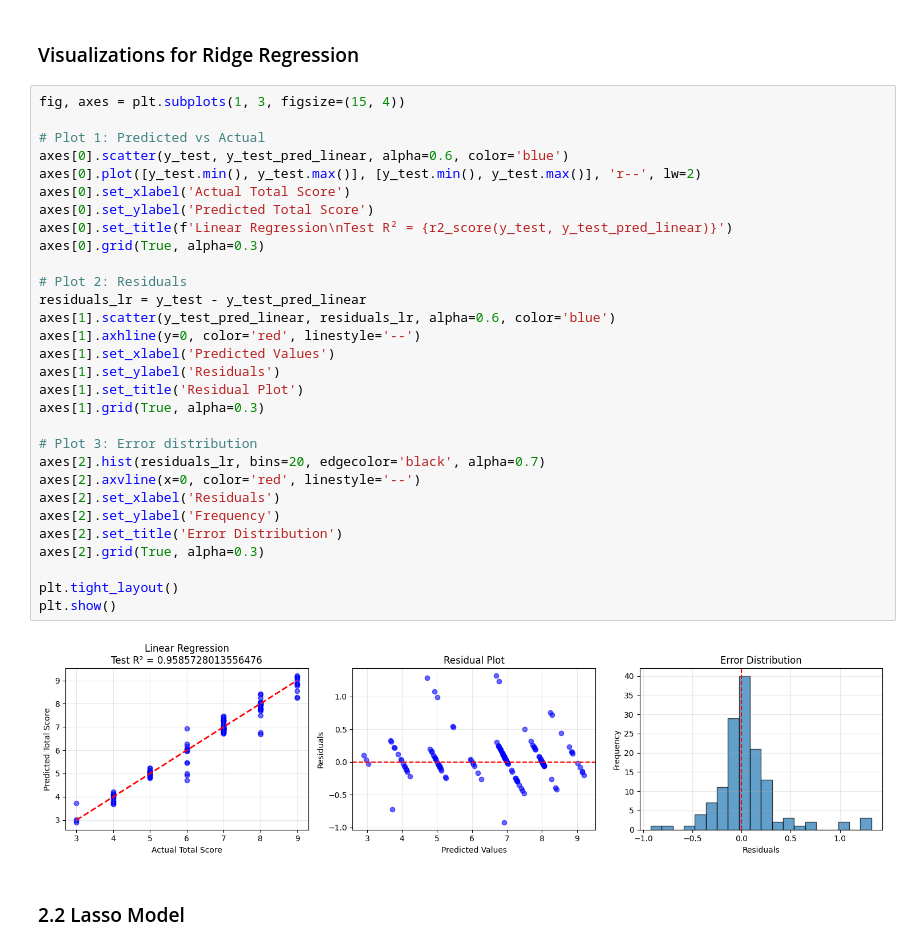
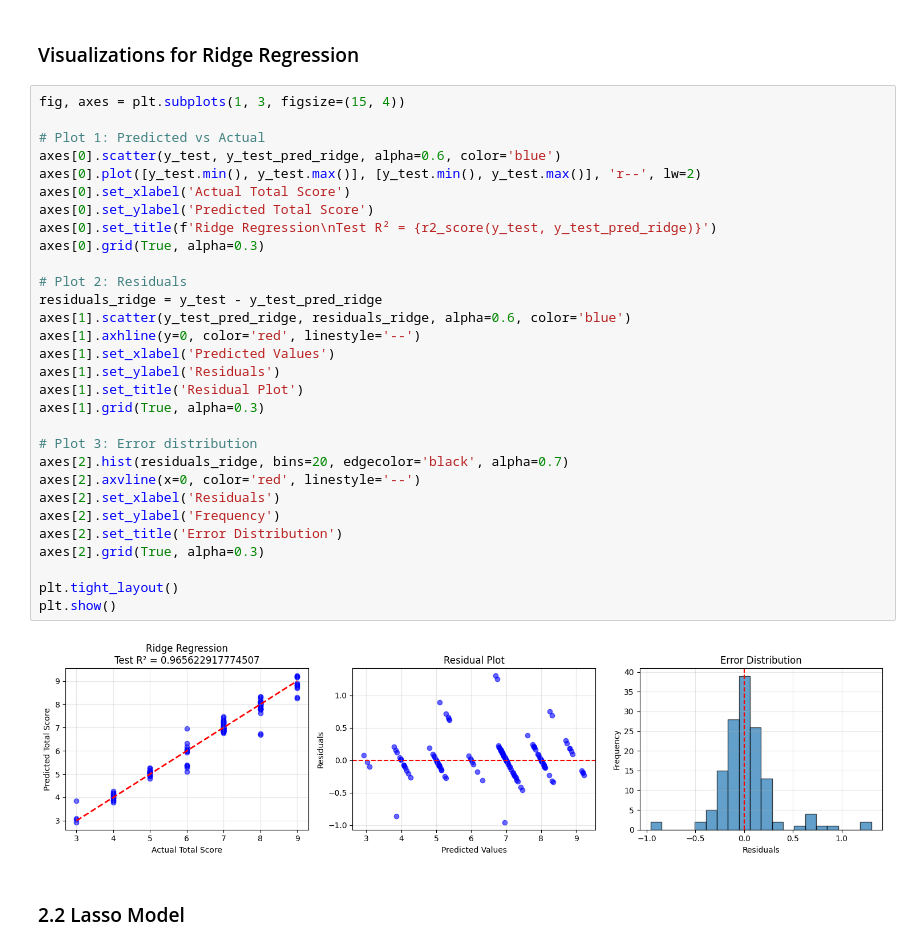
Before and after one commit to pasindu-piyumal/Student_Social_Media_Addiction, a Jupyter notebook: predict_student_social_media_addiction.ipynb, the cells around one changed output. Drawn from its saved outputs; the diff is of its cells as text.

```diff
--- a/predict_student_social_media_addiction.ipynb
+++ b/predict_student_social_media_addiction.ipynb
@@ -547,35 +547,35 @@ Training Mean Absolute Error 0.14615222302614025
 # %%
 fig, axes = plt.subplots(1, 3, figsize=(15, 4))
 
 # Plot 1: Predicted vs Actual
-axes[0].scatter(y_test, y_test_pred_linear, alpha=0.6, color='blue')
+axes[0].scatter(y_test, y_test_pred_ridge, alpha=0.6, color='blue')
 axes[0].plot([y_test.min(), y_test.max()], [y_test.min(), y_test.max()], 'r--', lw=2)
 axes[0].set_xlabel('Actual Total Score')
 axes[0].set_ylabel('Predicted Total Score')
-axes[0].set_title(f'Linear Regression\nTest R² = {r2_score(y_test, y_test_pred_linear)}')
+axes[0].set_title(f'Ridge Regression\nTest R² = {r2_score(y_test, y_test_pred_ridge)}')
 axes[0].grid(True, alpha=0.3)
 
 # Plot 2: Residuals
-residuals_lr = y_test - y_test_pred_linear
-axes[1].scatter(y_test_pred_linear, residuals_lr, alpha=0.6, color='blue')
+residuals_ridge = y_test - y_test_pred_ridge
+axes[1].scatter(y_test_pred_ridge, residuals_ridge, alpha=0.6, color='blue')
 axes[1].axhline(y=0, color='red', linestyle='--')
 axes[1].set_xlabel('Predicted Values')
 axes[1].set_ylabel('Residuals')
 axes[1].set_title('Residual Plot')
 axes[1].grid(True, alpha=0.3)
 
 # Plot 3: Error distribution
-axes[2].hist(residuals_lr, bins=20, edgecolor='black', alpha=0.7)
+axes[2].hist(residuals_ridge, bins=20, edgecolor='black', alpha=0.7)
 axes[2].axvline(x=0, color='red', linestyle='--')
 axes[2].set_xlabel('Residuals')
 axes[2].set_ylabel('Frequency')
 axes[2].set_title('Error Distribution')
 axes[2].grid(True, alpha=0.3)
 
 plt.tight_layout()
 plt.show()
 # %% [output]
-[figure, old version]
+[figure, new version]
 # %% [markdown]
 ### 2.2 Lasso Model
 # %%
```
Also changed, not shown: parts of 1 cell of this notebook.
